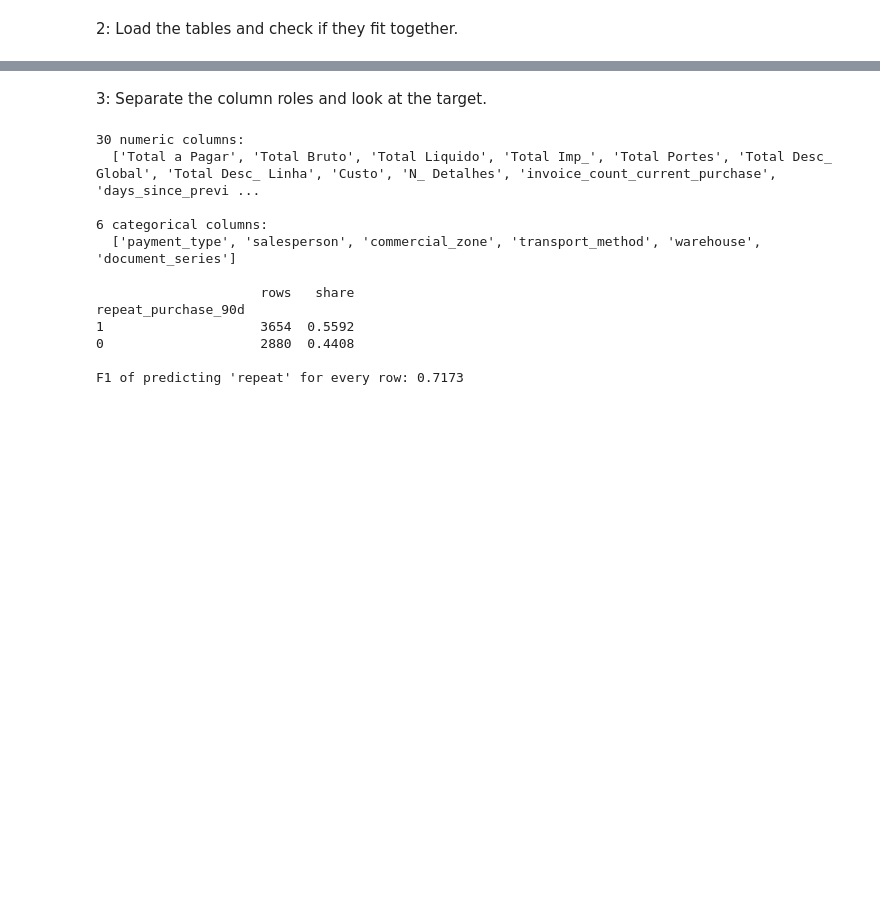
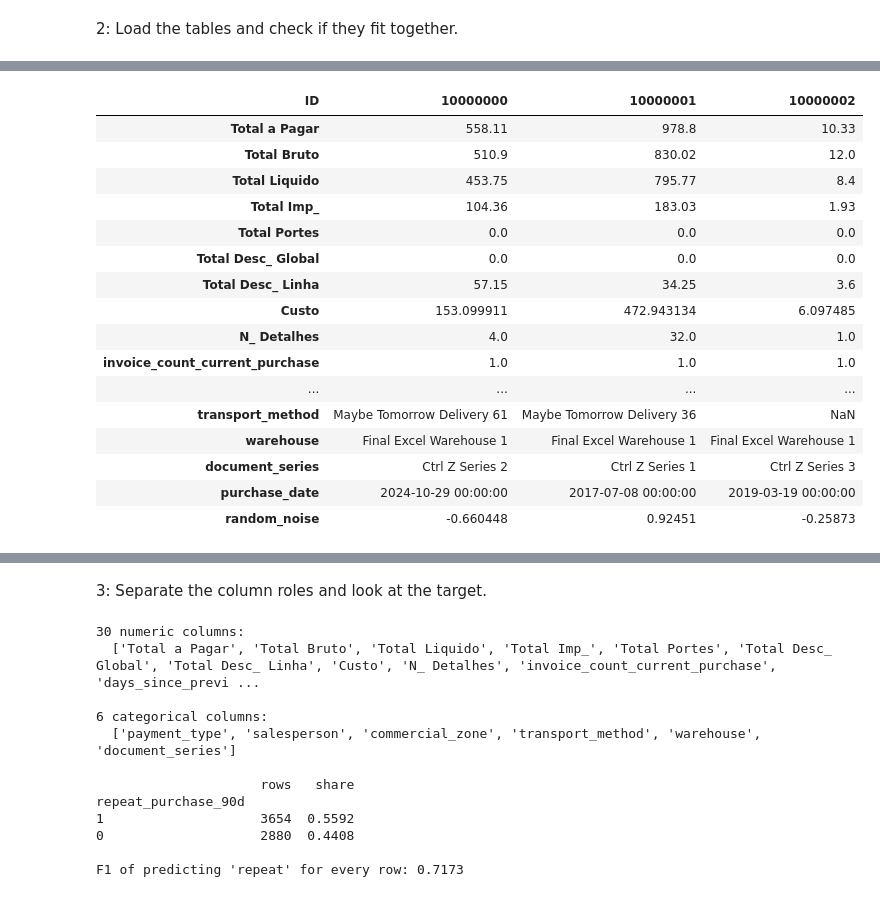
Before and after one commit to jfmenezes/Projeto-Machine-Learning, a Jupyter notebook: Notebook/EDA_Group_34.ipynb, the cells around one changed output, grey strips where cells are left out. Drawn from its saved outputs; the diff is of its cells as text; code cells hidden in the pictures; blank space fills up the shorter version.

```diff
--- a/Notebook/EDA_Group_34.ipynb
+++ b/Notebook/EDA_Group_34.ipynb
@@ -64,0 +76,20 @@ columns only in train: ['repeat_purchase_90d']
+# %%
+train.head(3).T
+# %% [output]
+| ID | 10000000 | 10000001 | 10000002 |
+| Total a Pagar | 558.11 | 978.8 | 10.33 |
+| Total Bruto | 510.9 | 830.02 | 12.0 |
+| Total Liquido | 453.75 | 795.77 | 8.4 |
+| Total Imp_ | 104.36 | 183.03 | 1.93 |
+| Total Portes | 0.0 | 0.0 | 0.0 |
+| Total Desc_ Global | 0.0 | 0.0 | 0.0 |
+| Total Desc_ Linha | 57.15 | 34.25 | 3.6 |
+| Custo | 153.099911 | 472.943134 | 6.097485 |
+| N_ Detalhes | 4.0 | 32.0 | 1.0 |
+| invoice_count_current_purchase | 1.0 | 1.0 | 1.0 |
+| ... | ... | ... | ... |
+| transport_method | Maybe Tomorrow Delivery 61 | Maybe Tomorrow Delivery 36 | NaN |
+| warehouse | Final Excel Warehouse 1 | Final Excel Warehouse 1 | Final Excel Warehouse 1 |
+| document_series | Ctrl Z Series 2 | Ctrl Z Series 1 | Ctrl Z Series 3 |
+| purchase_date | 2024-10-29 00:00:00 | 2017-07-08 00:00:00 | 2019-03-19 00:00:00 |
+| random_noise | -0.660448 | 0.92451 | -0.25873 |
```
Also changed, not shown: parts of 12 cells of this notebook, 11 other files.
